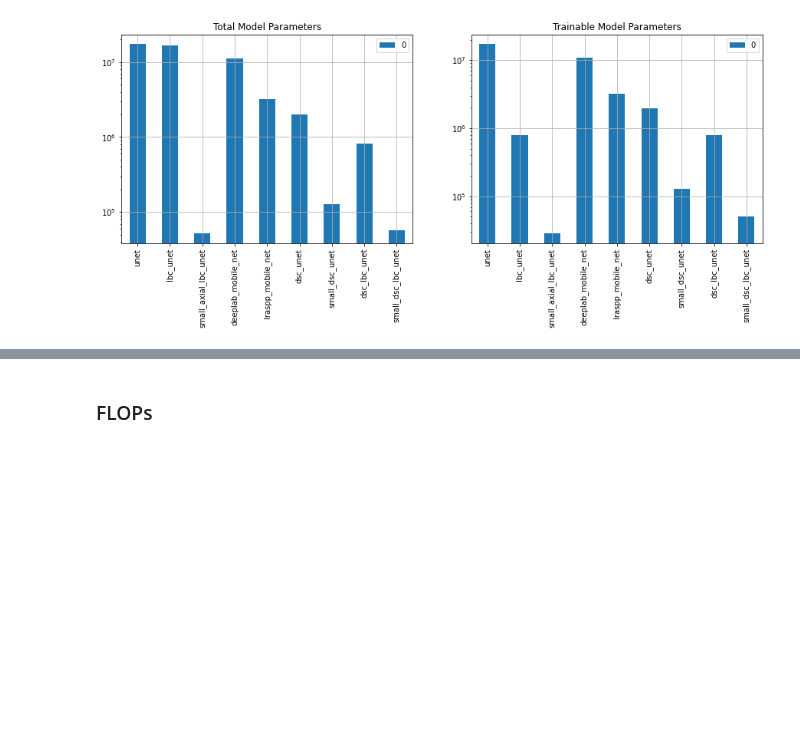
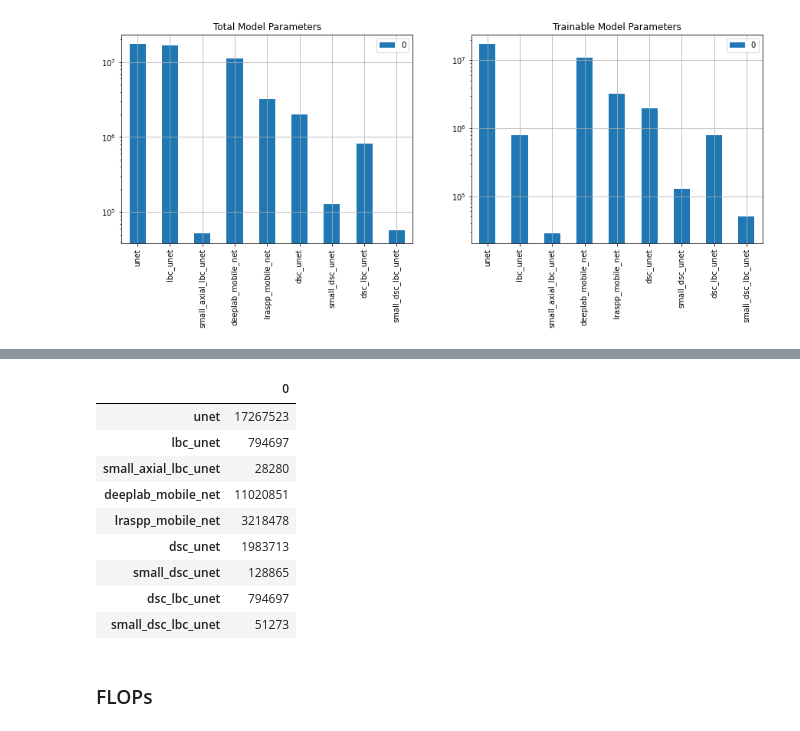
Before and after one commit to dansola/PGA-Net, a Jupyter notebook: notebooks/flops_vs_performance.ipynb, the cells around one changed output, grey strips where cells are left out. Cells and saved outputs as stored; diff of their text form; code cells hidden in the pictures; blank space fills up the shorter version.

```diff
--- a/notebooks/flops_vs_performance.ipynb
+++ b/notebooks/flops_vs_performance.ipynb
@@ -171,3 +198,16 @@ axs[1].grid();
+# %%
+pd.DataFrame.from_dict(model_train_param_dict, orient='index')
+# %% [output]
+|  | 0 |
+| unet | 17267523 |
+| lbc_unet | 794697 |
+| small_axial_lbc_unet | 28280 |
+| deeplab_mobile_net | 11020851 |
+| lraspp_mobile_net | 3218478 |
+| dsc_unet | 1983713 |
+| small_dsc_unet | 128865 |
+| dsc_lbc_unet | 794697 |
+| small_dsc_lbc_unet | 51273 |
 # %% [markdown]
 ### FLOPs
 # %%
```
Also changed, not shown: parts of 3 cells of this notebook, 34 other files.
